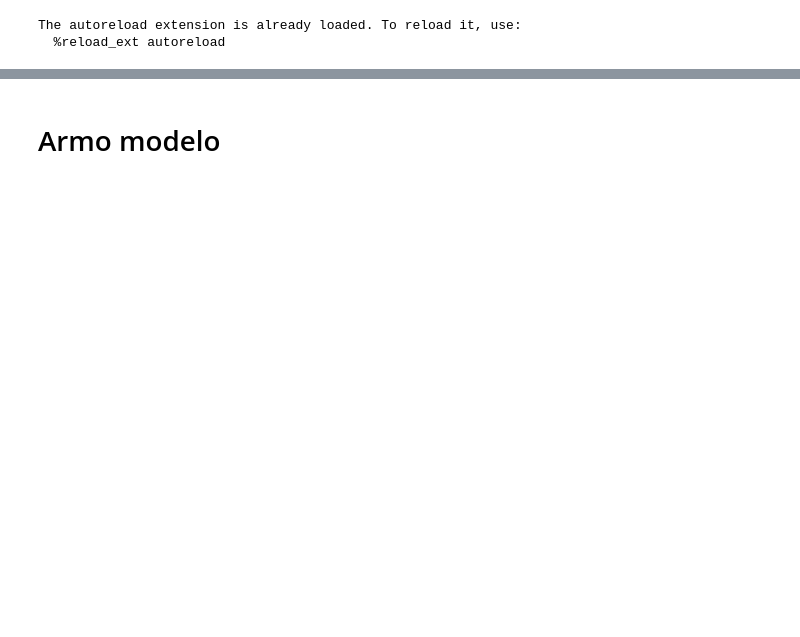
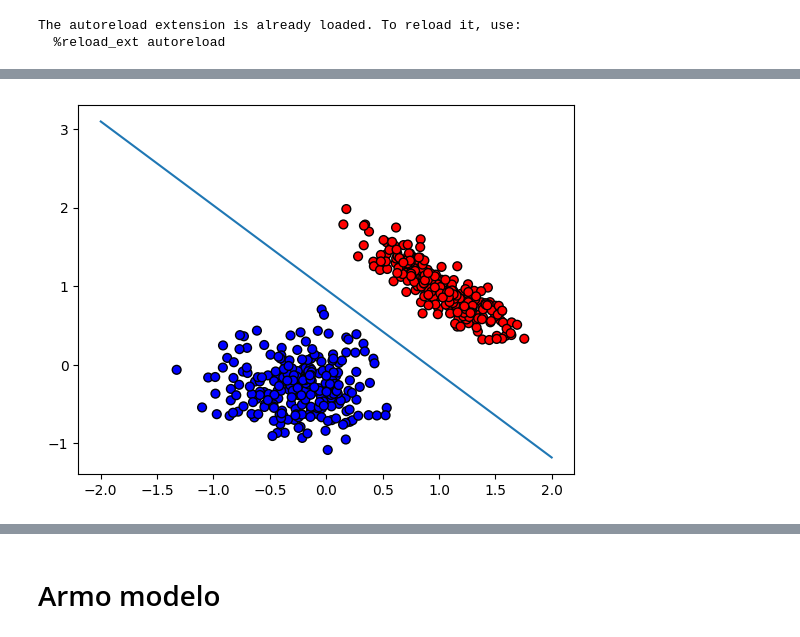
Before and after one commit to lab-ml-itba/regresion-logistica-Keras, a Jupyter notebook: 01-Simple-LR.ipynb, the cells around one changed output, grey strips where cells are left out. Drawn from its saved outputs; the diff is of its cells as text; code cells hidden in the pictures; blank space fills up the shorter version.

```diff
--- a/01-Simple-LR.ipynb
+++ b/01-Simple-LR.ipynb
@@ -58,0 +64,8 @@ plot_boundaries(X,y)
+# %%
+plot_boundaries(X,y)
+X1 = np.linspace(-2, 2, 100)
+X2  = (- lr_clf.coef_[0][0] * X1 - lr_clf.intercept_[0])/lr_clf.coef_[0][1]
+plt.plot(X1, X2)
+plt.show()
+# %% [output]
+[figure, added]
```
Also changed, not shown: parts of 27 cells of this notebook, 6 other files.
